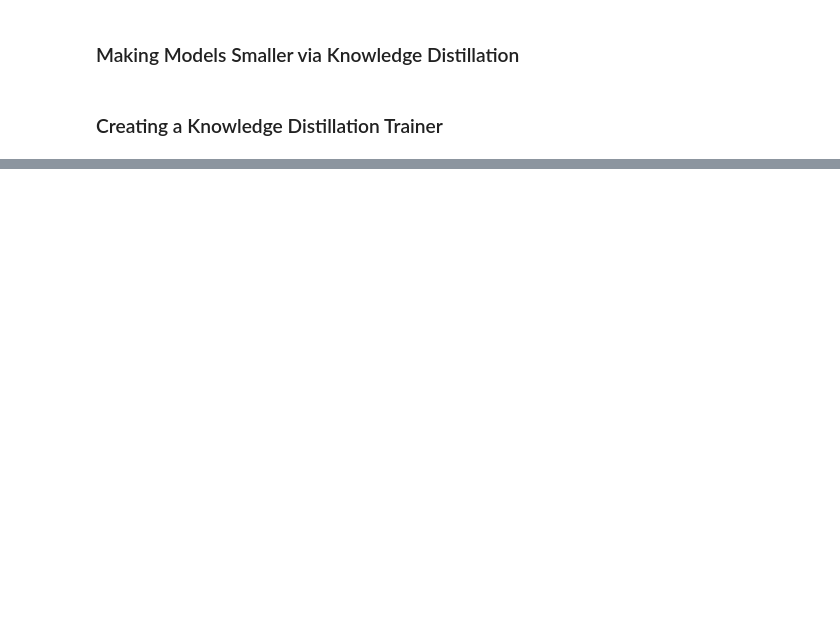
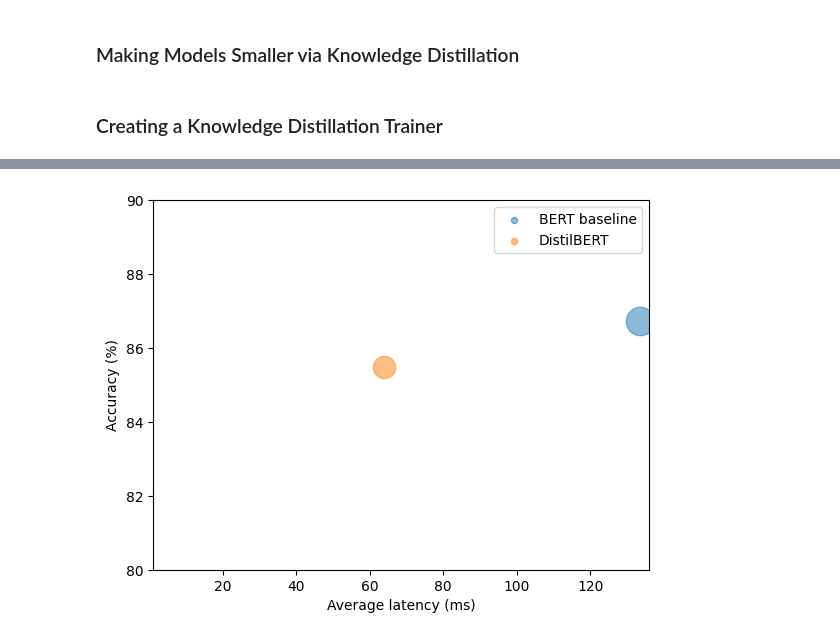
Before and after one commit to Mohamed-Ahmed-Abo-El-Enen/LargeLanguageModels, a Jupyter notebook: Chapter8.ipynb, the cells around one changed output, grey strips where cells are left out. Drawn from its saved outputs; the diff is of its cells as text; code cells hidden in the pictures; blank space fills up the shorter version.

```diff
--- a/Chapter8.ipynb
+++ b/Chapter8.ipynb
@@ -235,0 +581,6 @@ class DistillationTrainer(Trainer):
+# %%
+distilled_ckpt = "MohamedAhmedAE/distilbert-base-uncased-distilled-clinc"
+pipe = pipeline("text-classification", model=distilled_ckpt)
+optim_type = "Distillation"
+pd = PerformanceBenchmark(pipe, clinc["test"], optim_type=optim_type)
+perf_metrics.update(pb.run_benchmark())
@@ -235,0 +602,4 @@ class DistillationTrainer(Trainer):
+# %%
+plot_metrics(perf_metrics, optim_type)
+# %% [output]
+[figure, added]
```
Also changed, not shown: parts of 76 cells of this notebook, 10 other files.
